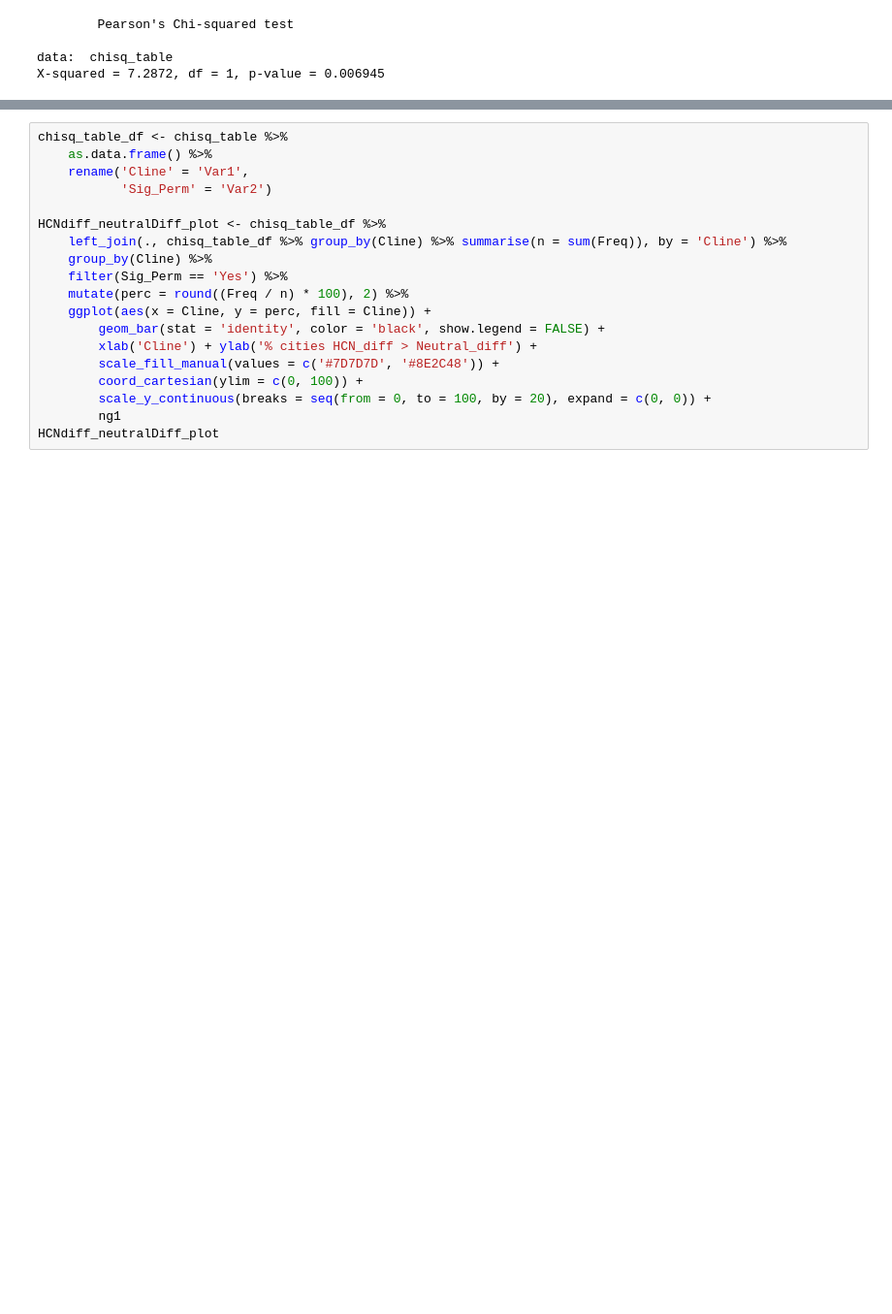
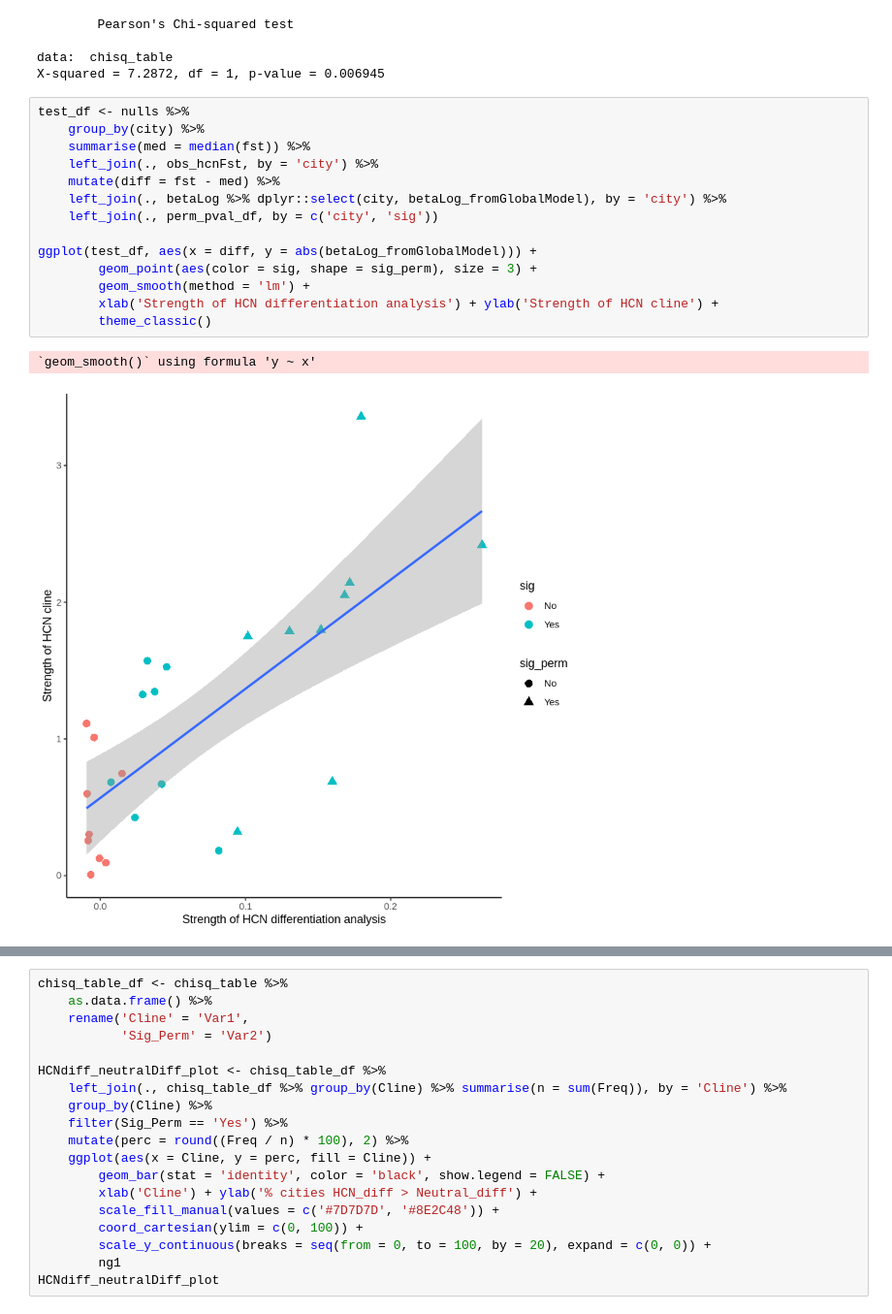
Before and after one commit to James-S-Santangelo/glue_pc, a Jupyter notebook: genomic-analyses/notebooks/hcn_ac_li_differentiation.r.ipynb, the cells around one changed output, grey strips where cells are left out. Shown: that part at 97% size. Cells and saved outputs as stored; diff of their text form; blank space fills up the shorter version.

```diff
--- a/genomic-analyses/notebooks/hcn_ac_li_differentiation.r.ipynb
+++ b/genomic-analyses/notebooks/hcn_ac_li_differentiation.r.ipynb
@@ -383,3 +383,20 @@ Warning message in chisq.test(chisq_table, correct = FALSE):
 
 data:  chisq_table
 X-squared = 7.2872, df = 1, p-value = 0.006945
+# %%
+test_df <- nulls %>%
+    group_by(city) %>%
+    summarise(med = median(fst)) %>%
+    left_join(., obs_hcnFst, by = 'city') %>%
+    mutate(diff = fst - med) %>%
+    left_join(., betaLog %>% dplyr::select(city, betaLog_fromGlobalModel), by = 'city') %>%
+    left_join(., perm_pval_df, by = c('city', 'sig'))
+
+ggplot(test_df, aes(x = diff, y = abs(betaLog_fromGlobalModel))) +
+        geom_point(aes(color = sig, shape = sig_perm), size = 3) +
+        geom_smooth(method = 'lm') +
+        xlab('Strength of HCN differentiation analysis') + ylab('Strength of HCN cline') +
+        theme_classic()
+# %% [output]
+`geom_smooth()` using formula 'y ~ x'
+[figure, added]
```
Also changed, not shown: parts of 3 cells of this notebook, 15 other files.
